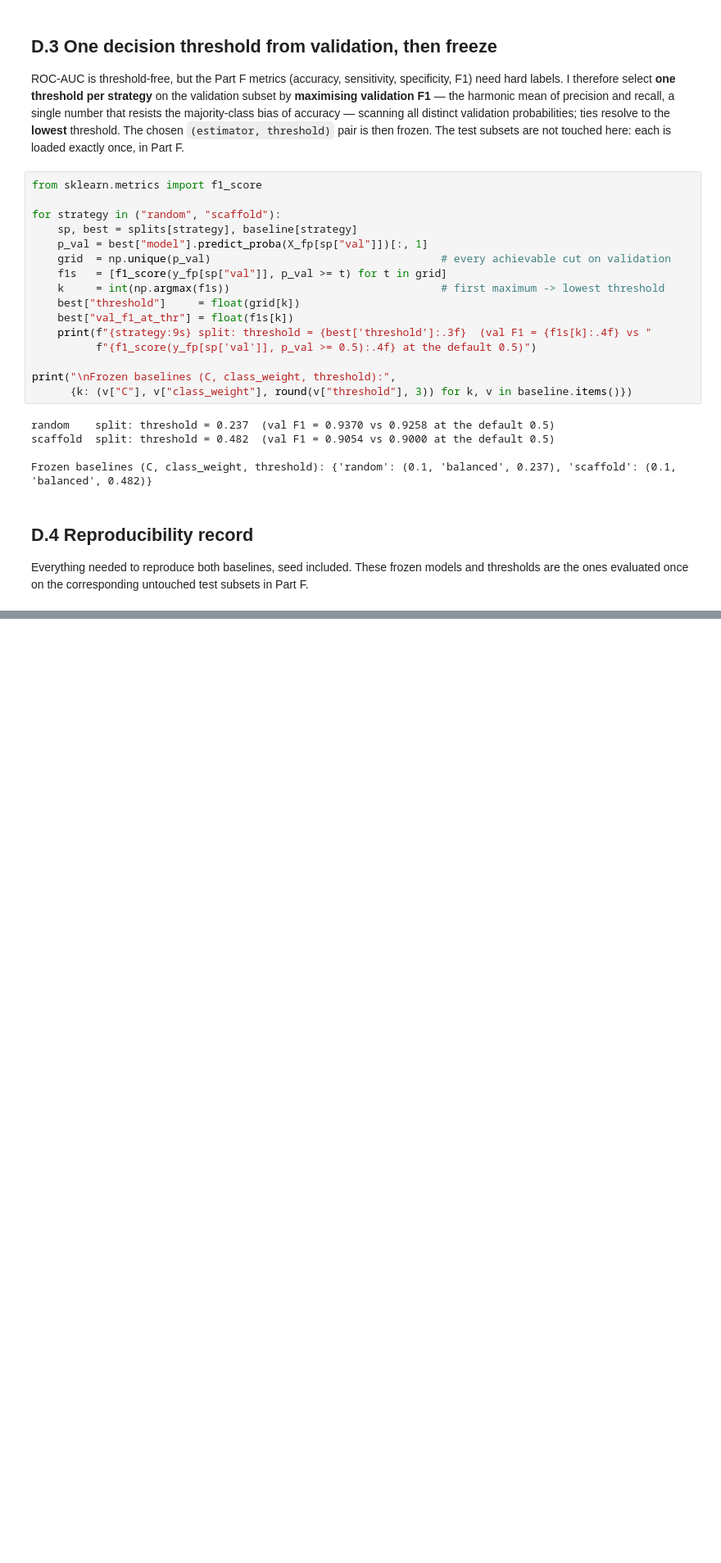
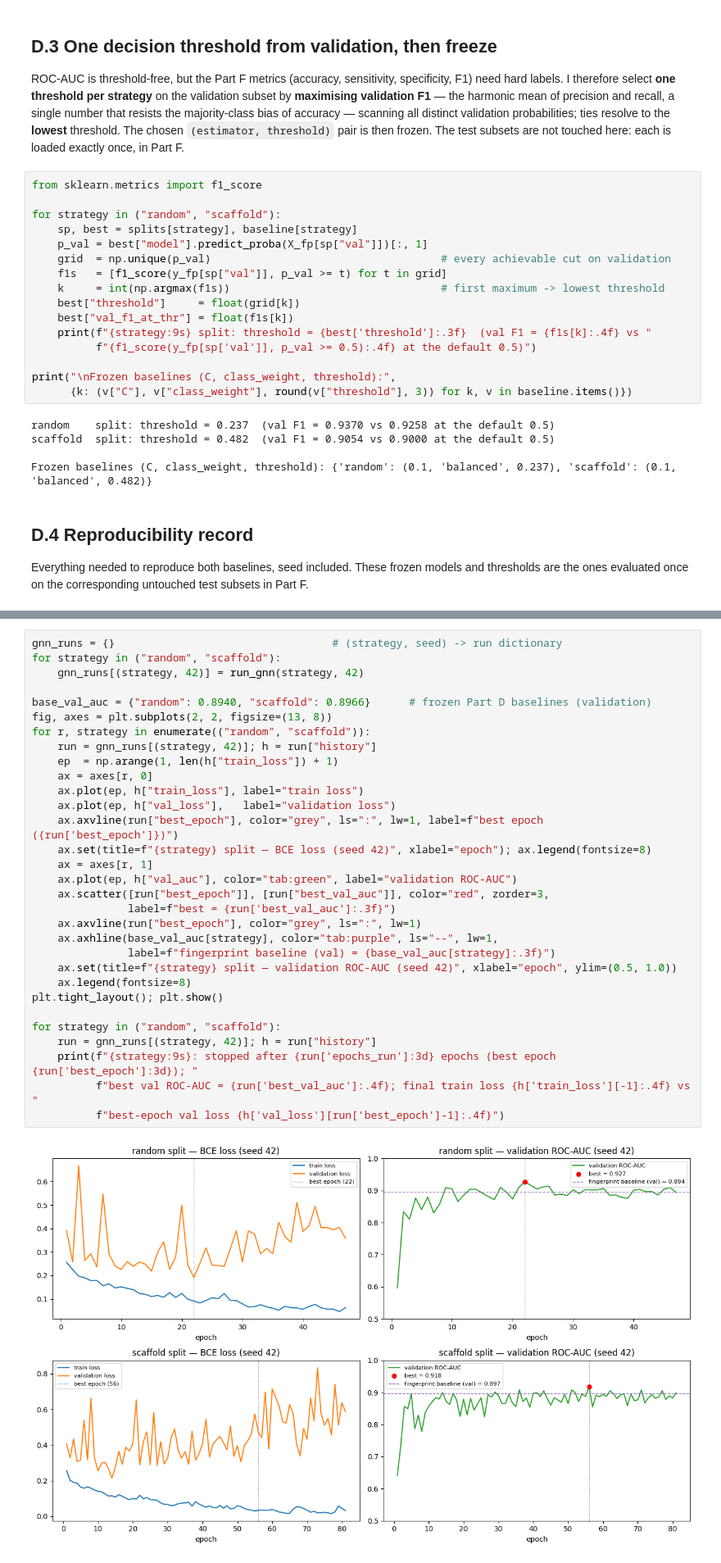
Before and after one commit to faizr206/Assignment3_MedicalImaging, a Jupyter notebook: Assignment3_Faiz.ipynb, the cells around one changed output, grey strips where cells are left out. Shown at 82% size. Saved outputs shown, nothing was run; the diff lists cells and outputs as text; blank space fills up the shorter version.

Commit message:
part e

```diff
--- a/Assignment3_Faiz.ipynb
+++ b/Assignment3_Faiz.ipynb
@@ -1066,0 +1242,33 @@ def frozen_baseline_predict(strategy):
+# %%
+gnn_runs = {}                                  # (strategy, seed) -> run dictionary
+for strategy in ("random", "scaffold"):
+    gnn_runs[(strategy, 42)] = run_gnn(strategy, 42)
+
+base_val_auc = {"random": 0.8940, "scaffold": 0.8966}      # frozen Part D baselines (validation)
+fig, axes = plt.subplots(2, 2, figsize=(13, 8))
+for r, strategy in enumerate(("random", "scaffold")):
+    run = gnn_runs[(strategy, 42)]; h = run["history"]
+    ep  = np.arange(1, len(h["train_loss"]) + 1)
+    ax = axes[r, 0]
+    ax.plot(ep, h["train_loss"], label="train loss")
+    ax.plot(ep, h["val_loss"],   label="validation loss")
+    ax.axvline(run["best_epoch"], color="grey", ls=":", lw=1, label=f"best epoch ({run['best_epoch']})")
+    ax.set(title=f"{strategy} split — BCE loss (seed 42)", xlabel="epoch"); ax.legend(fontsize=8)
+    ax = axes[r, 1]
+    ax.plot(ep, h["val_auc"], color="tab:green", label="validation ROC-AUC")
+    ax.scatter([run["best_epoch"]], [run["best_val_auc"]], color="red", zorder=3,
+               label=f"best = {run['best_val_auc']:.3f}")
+    ax.axvline(run["best_epoch"], color="grey", ls=":", lw=1)
+    ax.axhline(base_val_auc[strategy], color="tab:purple", ls="--", lw=1,
+               label=f"fingerprint baseline (val) = {base_val_auc[strategy]:.3f}")
+    ax.set(title=f"{strategy} split — validation ROC-AUC (seed 42)", xlabel="epoch", ylim=(0.5, 1.0))
+    ax.legend(fontsize=8)
+plt.tight_layout(); plt.show()
+
+for strategy in ("random", "scaffold"):
+    run = gnn_runs[(strategy, 42)]; h = run["history"]
+    print(f"{strategy:9s}: stopped after {run['epochs_run']:3d} epochs (best epoch {run['best_epoch']:3d}); "
+          f"best val ROC-AUC = {run['best_val_auc']:.4f}; final train loss {h['train_loss'][-1]:.4f} vs "
+          f"best-epoch val loss {h['val_loss'][run['best_epoch']-1]:.4f}")
+# %% [output]
+[figure, added]
```
Also changed, not shown: parts of 10 cells of this notebook.
